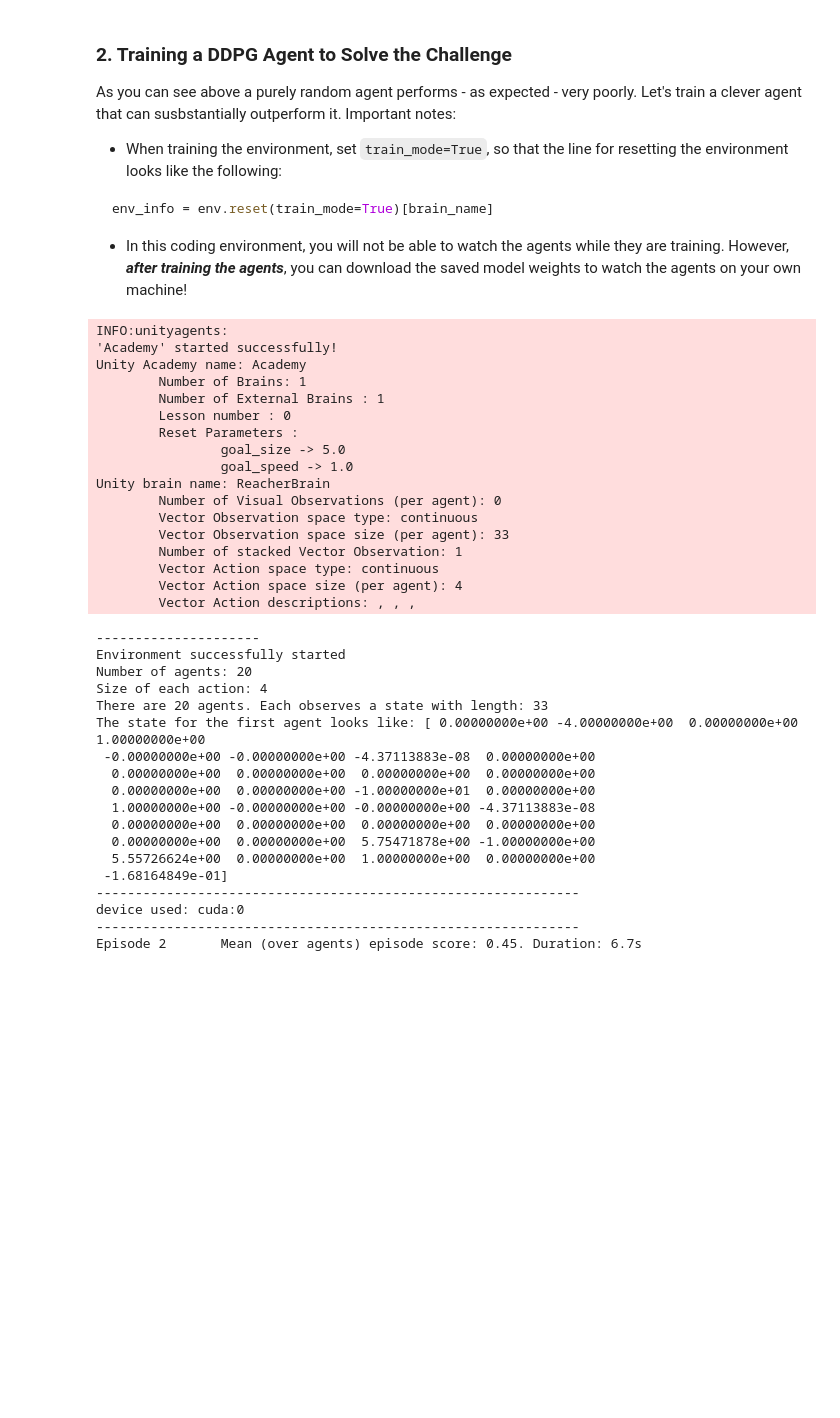
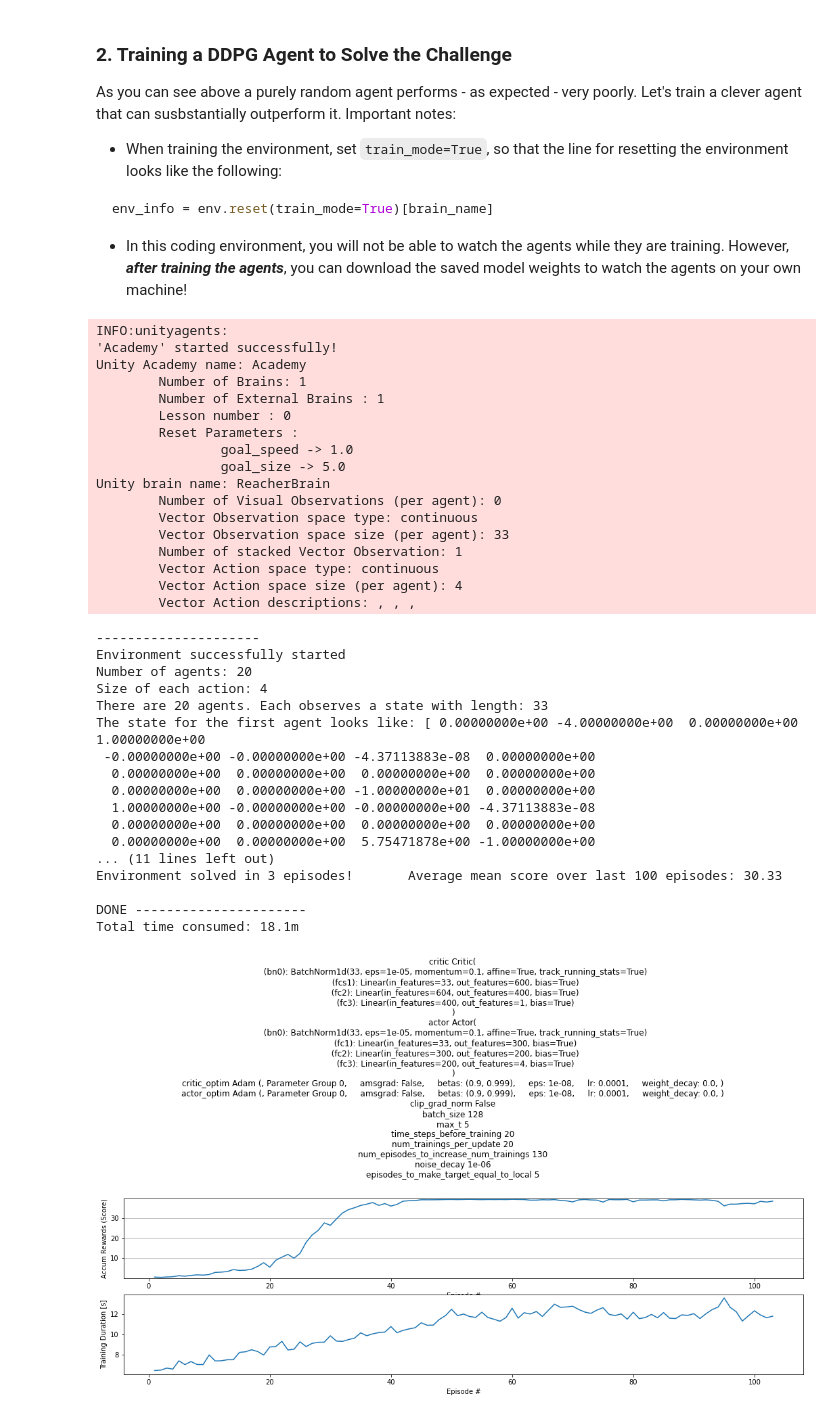
Before and after one commit to TUMAAA/deep_reinforcement_learning, a Jupyter notebook: continuous_navigation_project/Continuous_Control.ipynb, the cells around one changed output. Drawn from its saved outputs; the diff is of its cells as text; code cells hidden in the pictures; blank space fills up the shorter version.

Commit message:
Challange solved

```diff
--- a/continuous_navigation_project/Continuous_Control.ipynb
+++ b/continuous_navigation_project/Continuous_Control.ipynb
@@ -120,7 +120,7 @@ agent = Agent(state_size=state_size, action_size=action_size, random_seed=2, num
               num_trainings_per_update=20,
               time_steps_before_training=20,
               batch_size=128,
-              num_episodes_to_increase_num_trainings=3,
+              num_episodes_to_increase_num_trainings=130,
               lr_actor=1e-4,
               lr_critic=1e-4,
               make_local_target_weights_equal_at_init=True,
@@ -141,8 +141,8 @@ Unity Academy name: Academy
         Number of External Brains : 1
         Lesson number : 0
         Reset Parameters :
+                goal_speed -> 1.0
                 goal_size -> 5.0
-                goal_speed -> 1.0
 Unity brain name: ReacherBrain
         Number of Visual Observations (per agent): 0
         Vector Observation space type: continuous
@@ -163,9 +163,8 @@ The state for the first agent looks like: [ 0.00000000e+00 -4.00000000e+00  0.00
   1.00000000e+00 -0.00000000e+00 -0.00000000e+00 -4.37113883e-08
   0.00000000e+00  0.00000000e+00  0.00000000e+00  0.00000000e+00
   0.00000000e+00  0.00000000e+00  5.75471878e+00 -1.00000000e+00
-  5.55726624e+00  0.00000000e+00  1.00000000e+00  0.00000000e+00
- -1.68164849e-01]
---------------------------------------------------------------
-device used: cuda:0
---------------------------------------------------------------
-Episode 2       Mean (over agents) episode score: 0.45. Duration: 6.7s
+... (11 lines left out)
+Environment solved in 3 episodes!       Average mean score over last 100 episodes: 30.33
+
+DONE ----------------------
+Total time consumed: 18.1m
@@ -172,2 +215,19 @@ Episode 2       Mean (over agents) episode score: 0.45. Duration: 6.7s
+# %%
+solution_details = {"critic": agent.critic_local.__repr__(),
+                         "actor": agent.actor_local.__repr__(),
+                         "critic_optim": agent.critic_optimizer.__repr__().replace("\n", ", "),
+                         "actor_optim": agent.actor_optimizer.__repr__().replace("\n", ", "),
+                         "clip_grad_norm": agent.clip_grad_norm,
+                         "batch_size": agent.batch_size,
+                         "max_t": episodes_to_make_target_equal_to_local,
+                         "time_steps_before_training": agent.time_steps_before_training,
+                         "num_trainings_per_update": agent.num_trainings_per_update,
+                         "num_episodes_to_increase_num_trainings": agent.num_episodes_to_increase_num_trainings,
+                         "noise_decay": agent.noise_decay,
+                         "episodes_to_make_target_equal_to_local": episodes_to_make_target_equal_to_local
+                         }
+generate_training_plots(scores_global, episode_durations,solution_details)
+# %% [output]
+[figure, added]
 # %%
 env.close()
```
Also changed, not shown: parts of 1 cell of this notebook.
